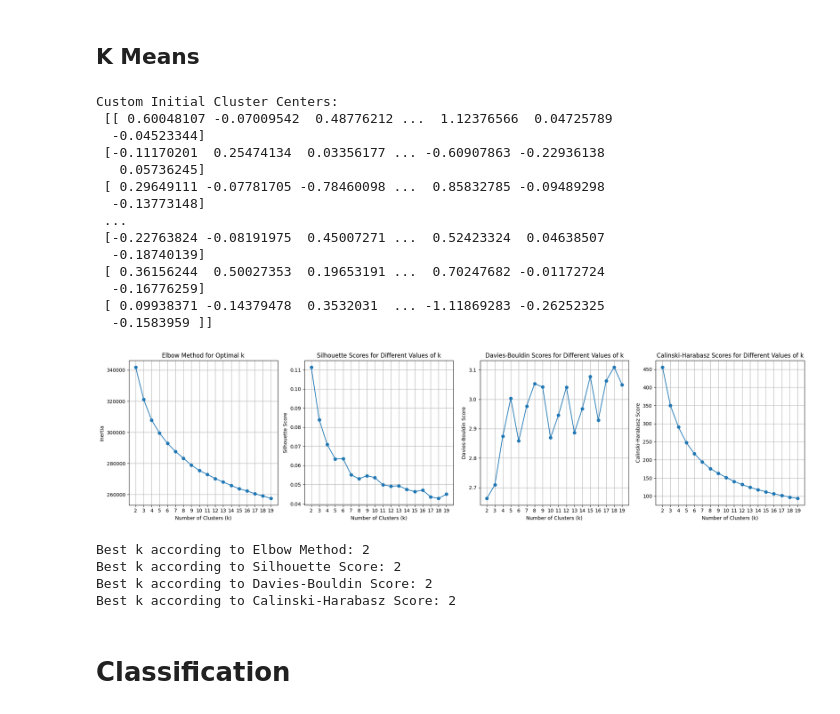
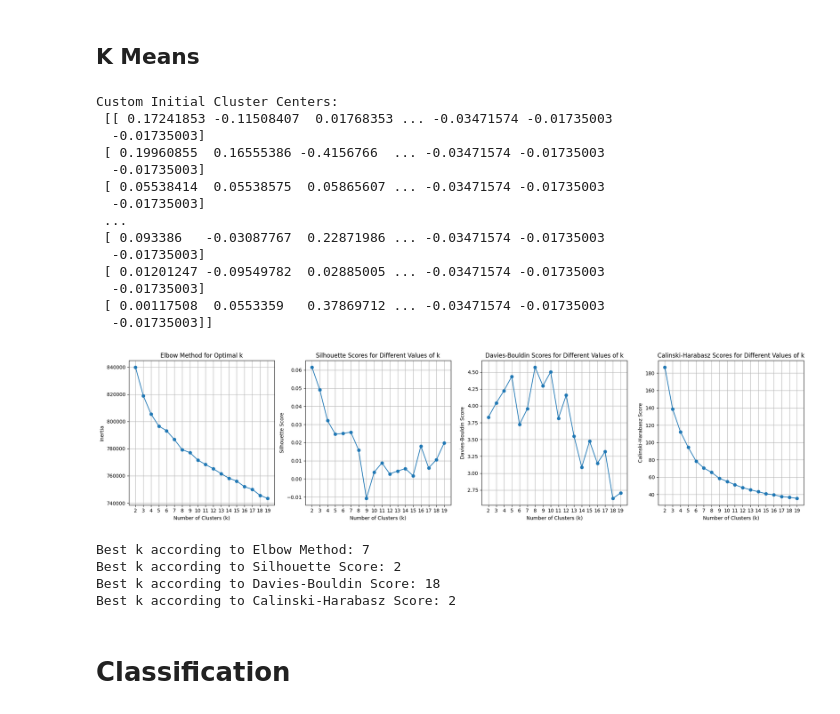
Before and after one commit to ruicongg/deadline-day, a Jupyter notebook: football_valuation_prediction.ipynb, the cells around one changed output. Drawn from its saved outputs; the diff is of its cells as text; code cells hidden in the pictures.

```diff
--- a/football_valuation_prediction.ipynb
+++ b/football_valuation_prediction.ipynb
@@ -310,7 +310,7 @@ from sklearn.preprocessing import StandardScaler
 from sklearn.metrics import silhouette_score, davies_bouldin_score, calinski_harabasz_score
 
 # Select features for clustering (exclude categorical columns)
-features = outfield_df.drop(columns=['Player', 'Versus', 'BasedOnMinutes', 'scouting_period'])
+features = outfield_df.drop(columns=['Player', 'BasedOnMinutes'])
 
 # Standardize the data
 scaler = StandardScaler()
@@ -324,7 +324,7 @@ if len(existing_players) < len(selected_players):
     print(f"Warning: Not all selected players exist in dataset! Found {len(existing_players)}.")
 
 # Drop categorical columns from existing players
-numeric_features = existing_players.drop(columns=['Player', 'Versus', 'BasedOnMinutes', 'scouting_period'])
+numeric_features = existing_players.drop(columns=['Player', 'BasedOnMinutes'])
 
 # Standardize existing player stats **before computing centroids**
 scaled_existing_players = scaler.transform(numeric_features)
@@ -393,49 +393,49 @@ plt.subplot(1, 4, 4)
 plt.plot(k_values, calinski_harabasz_scores, marker='o')
 plt.title('Calinski-Harabasz Scores for Different Values of k')
 plt.xlabel('Number of Clusters (k)')
 plt.ylabel('Calinski-Harabasz Score')
 plt.xticks(k_values)
 plt.grid(True)
 
 plt.tight_layout()
 plt.show()
 
 # Function to find the elbow point
 def find_elbow_point(inertia):
     diff = np.diff(inertia)
     diff_r = diff[1:] / diff[:-1]
     elbow_point = np.argmin(diff_r) + 2  # +2 because diff reduces the length by 1 and we start from k=2
     return elbow_point
 
 # Find the best k for each metric
 best_k_elbow = find_elbow_point(inertia)
 best_k_silhouette = k_values[np.argmax(silhouette_scores)]
 best_k_davies_bouldin = k_values[np.argmin(davies_bouldin_scores)]
 best_k_calinski_harabasz = k_values[np.argmax(calinski_harabasz_scores)]
 
 print(f"Best k according to Elbow Method: {best_k_elbow}")
 print(f"Best k according to Silhouette Score: {best_k_silhouette}")
 print(f"Best k according to Davies-Bouldin Score: {best_k_davies_bouldin}")
 print(f"Best k according to Calinski-Harabasz Score: {best_k_calinski_harabasz}")
 # %% [output]
 Custom Initial Cluster Centers:
- [[ 0.60048107 -0.07009542  0.48776212 ...  1.12376566  0.04725789
-  -0.04523344]
- [-0.11170201  0.25474134  0.03356177 ... -0.60907863 -0.22936138
-   0.05736245]
- [ 0.29649111 -0.07781705 -0.78460098 ...  0.85832785 -0.09489298
-  -0.13773148]
+ [[ 0.17241853 -0.11508407  0.01768353 ... -0.03471574 -0.01735003
+  -0.01735003]
+ [ 0.19960855  0.16555386 -0.4156766  ... -0.03471574 -0.01735003
+  -0.01735003]
+ [ 0.05538414  0.05538575  0.05865607 ... -0.03471574 -0.01735003
+  -0.01735003]
  ...
- [-0.22763824 -0.08191975  0.45007271 ...  0.52423324  0.04638507
-  -0.18740139]
- [ 0.36156244  0.50027353  0.19653191 ...  0.70247682 -0.01172724
-  -0.16776259]
- [ 0.09938371 -0.14379478  0.3532031  ... -1.11869283 -0.26252325
-  -0.1583959 ]]
+ [ 0.093386   -0.03087767  0.22871986 ... -0.03471574 -0.01735003
+  -0.01735003]
+ [ 0.01201247 -0.09549782  0.02885005 ... -0.03471574 -0.01735003
+  -0.01735003]
+ [ 0.00117508  0.0553359   0.37869712 ... -0.03471574 -0.01735003
+  -0.01735003]]
-[figure, old version]
+[figure, new version]
-Best k according to Elbow Method: 2
+Best k according to Elbow Method: 7
 Best k according to Silhouette Score: 2
-Best k according to Davies-Bouldin Score: 2
+Best k according to Davies-Bouldin Score: 18
 Best k according to Calinski-Harabasz Score: 2
 # %% [markdown]
 # Classification
```
Also changed, not shown: parts of 1 cell of this notebook, 1 other file.
